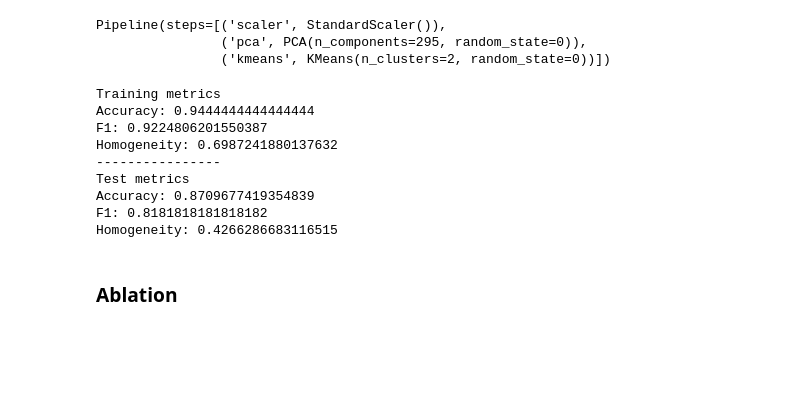
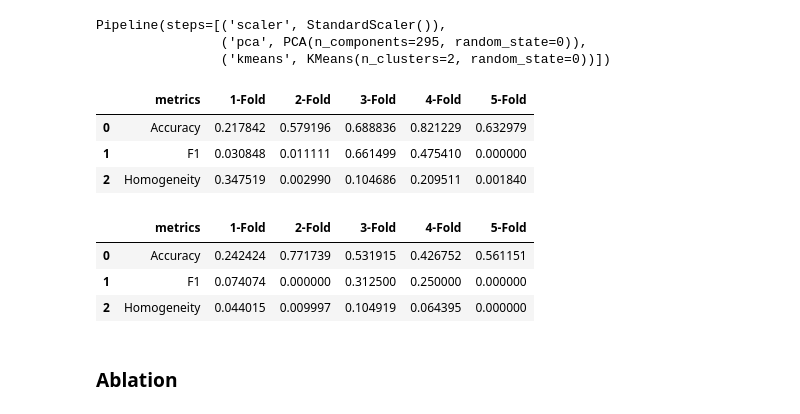
Before and after one commit to MLRG-CEFET-RJ/brca-scrna-seq, a Jupyter notebook: geo/sklearn.ipynb, the cells around one changed output. Saved outputs shown, nothing was run; the diff lists cells and outputs as text; code cells hidden in the pictures; blank space fills up the shorter version.

Commit message:
Stratified group cross validation

```diff
--- a/geo/sklearn.ipynb
+++ b/geo/sklearn.ipynb
@@ -150,12 +157,14 @@ from sklearn.pipeline import Pipeline
 # Shared hyperparameters
 test_size_percentage = 0.3
 random_state = 0
+cross_validation_n_splits = 5
 # %%
 # Returns dataset before transformations
 def get_dataset():
     x = samples.iloc[:,:-1]
     y = samples.is_tumor.replace({'Tumor': 0, 'nonTumor': 1}) # reversing 0s and 1s to test how accuracy and f1 change if values are flipped
-    return x, y
+    patients = get_patient_id_for_each_sample(x)
+    return x, y, patients
 # %%
 # Execute pipeline
 def print_metrics(metric_name, metric, y_true, y_pred):
@@ -191,7 +221,7 @@ metrics = [
 # %% [markdown]
 ### Defining number of PCA components
 # %%
-x_original, y_original = get_dataset()
+x_original, y_original, patients = get_dataset()
 x_train, x_test, y_train, y_test = train_test_split(x_original, y_original, test_size=test_size_percentage, stratify=y_original, random_state=0)
 # %%
 scaler = StandardScaler()
@@ -232,7 +262,7 @@ pca_n_components = n_components
 kmeans_n_clusters = 2
 # %%
 # Pipeline
-x, y = get_dataset()
+x, y, patients = get_dataset()
 p1 = Pipeline([
     ('scaler', StandardScaler()),
     ('pca', PCA(n_components=pca_n_components, random_state=random_state)),
@@ -244,17 +274,20 @@ Pipeline(steps=[('scaler', StandardScaler()),
                 ('pca', PCA(n_components=295, random_state=0)),
                 ('kmeans', KMeans(n_clusters=2, random_state=0))])
 # %%
-execute_pipeline(p1, metrics, x, y)
+train_results, test_results = execute_pipeline(p1, metrics, x, y, patients)
+train_results
 # %% [output]
-Training metrics
-Accuracy: 0.9444444444444444
-F1: 0.9224806201550387
-Homogeneity: 0.6987241880137632
-----------------
-Test metrics
-Accuracy: 0.8709677419354839
-F1: 0.8181818181818182
-Homogeneity: 0.4266286683116515
+|  | metrics | 1-Fold | 2-Fold | 3-Fold | 4-Fold | 5-Fold |
+| 0 | Accuracy | 0.217842 | 0.579196 | 0.688836 | 0.821229 | 0.632979 |
+| 1 | F1 | 0.030848 | 0.011111 | 0.661499 | 0.475410 | 0.000000 |
+| 2 | Homogeneity | 0.347519 | 0.002990 | 0.104686 | 0.209511 | 0.001840 |
+# %%
+test_results
+# %% [output]
+|  | metrics | 1-Fold | 2-Fold | 3-Fold | 4-Fold | 5-Fold |
+| 0 | Accuracy | 0.242424 | 0.771739 | 0.531915 | 0.426752 | 0.561151 |
+| 1 | F1 | 0.074074 | 0.000000 | 0.312500 | 0.250000 | 0.000000 |
+| 2 | Homogeneity | 0.044015 | 0.009997 | 0.104919 | 0.064395 | 0.000000 |
 # %% [markdown]
 ### Ablation
 # %% [markdown]
```
Also changed, not shown: parts of 11 cells of this notebook.
